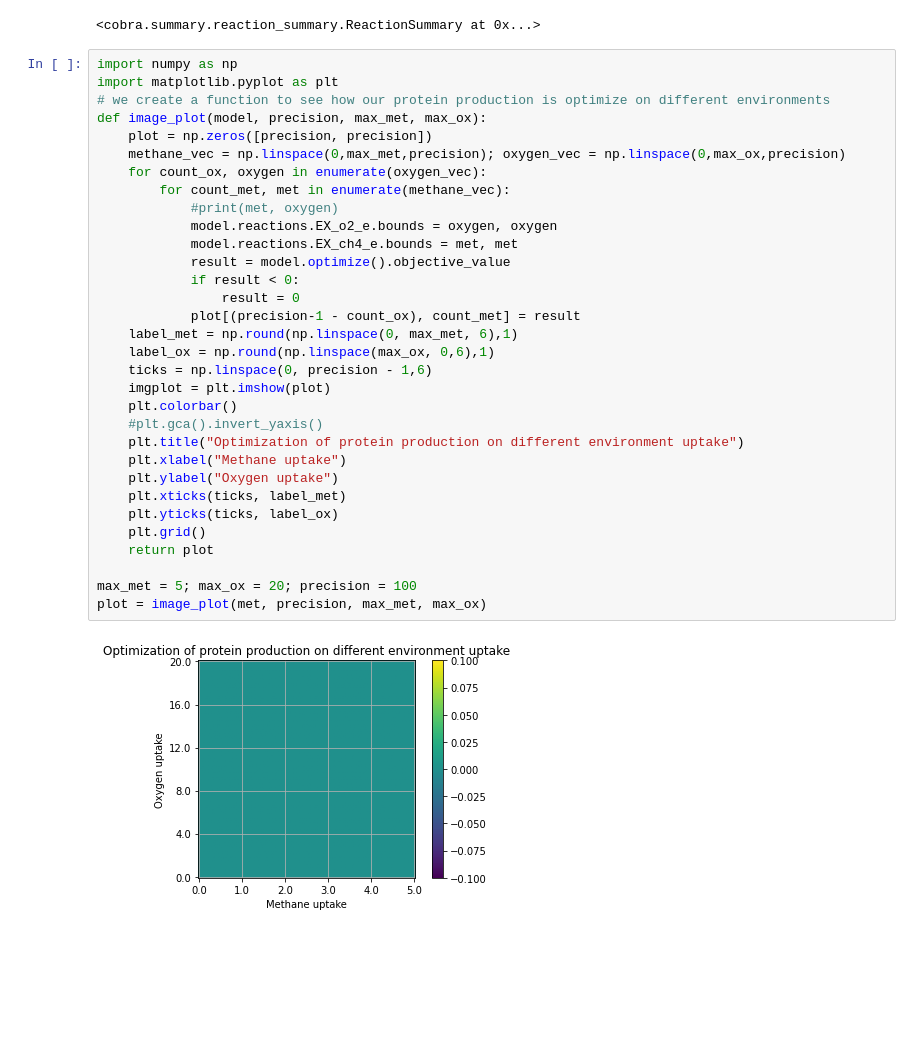
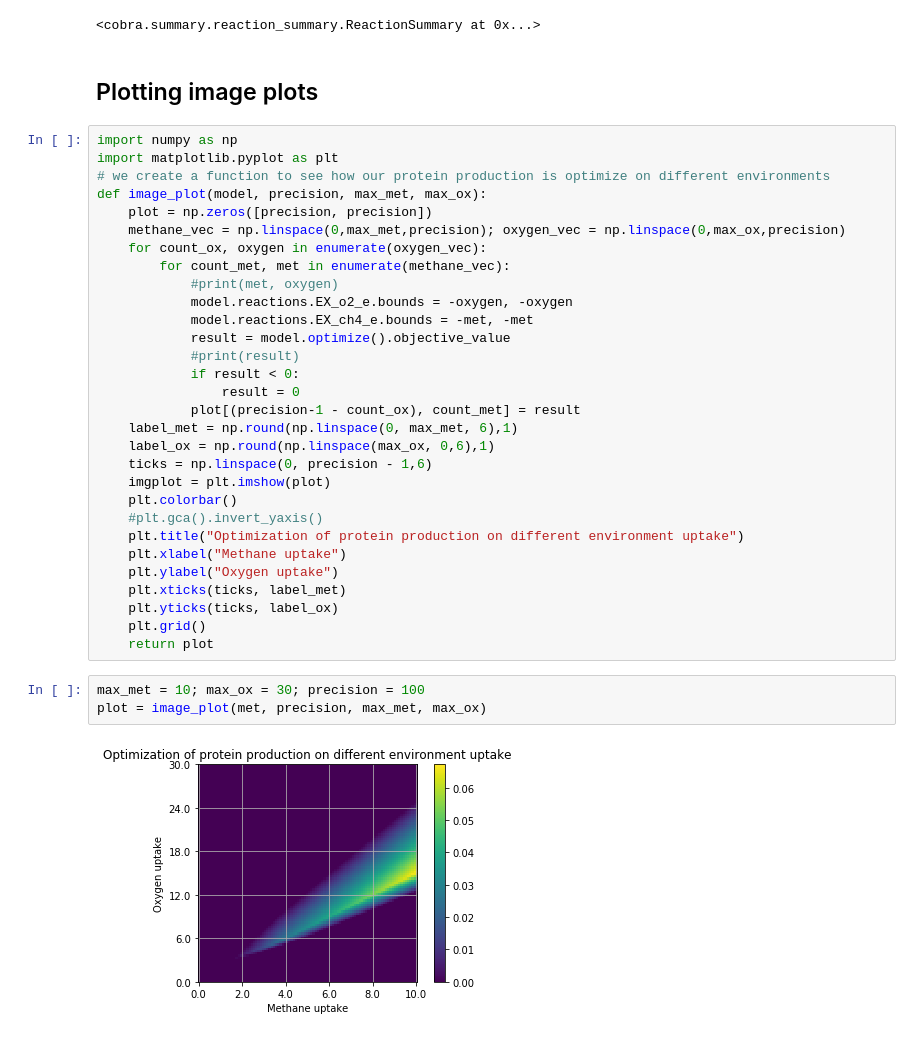
Before and after one commit to Schwebus/DTU_Biobuilders_2021, a Jupyter notebook: GSM_model/M.capsulatus.ipynb, the cells around one changed output. Cells and saved outputs as stored; diff of their text form; blank space fills up the shorter version.

Commit message:
Plot fixed

```diff
--- a/GSM_model/M.capsulatus.ipynb
+++ b/GSM_model/M.capsulatus.ipynb
@@ -523,6 +559,8 @@ Consuming Reactions
 cobra.summary.reaction_summary.ReactionSummary(reaction = met.reactions.hemo_protein, model = met)
 # %% [output]
 <cobra.summary.reaction_summary.ReactionSummary at 0x...>
+# %% [markdown]
+## Plotting image plots
 # %%
 import numpy as np
 import matplotlib.pyplot as plt
@@ -533,9 +571,10 @@ def image_plot(model, precision, max_met, max_ox):
     for count_ox, oxygen in enumerate(oxygen_vec):
         for count_met, met in enumerate(methane_vec):
             #print(met, oxygen)
-            model.reactions.EX_o2_e.bounds = oxygen, oxygen
-            model.reactions.EX_ch4_e.bounds = met, met
+            model.reactions.EX_o2_e.bounds = -oxygen, -oxygen
+            model.reactions.EX_ch4_e.bounds = -met, -met
             result = model.optimize().objective_value
+            #print(result)
             if result < 0:
                 result = 0
             plot[(precision-1 - count_ox), count_met] = result
@@ -552,8 +591,8 @@ def image_plot(model, precision, max_met, max_ox):
     plt.yticks(ticks, label_ox)
     plt.grid()
     return plot
-
-max_met = 5; max_ox = 20; precision = 100
-plot = image_plot(met, precision, max_met, max_ox)
-# %% [output]
-[figure, removed]
+# %%
+max_met = 10; max_ox = 30; precision = 100
+plot = image_plot(met, precision, max_met, max_ox)
+# %% [output]
+[figure, added]
```
Also changed, not shown: parts of 11 cells of this notebook.
